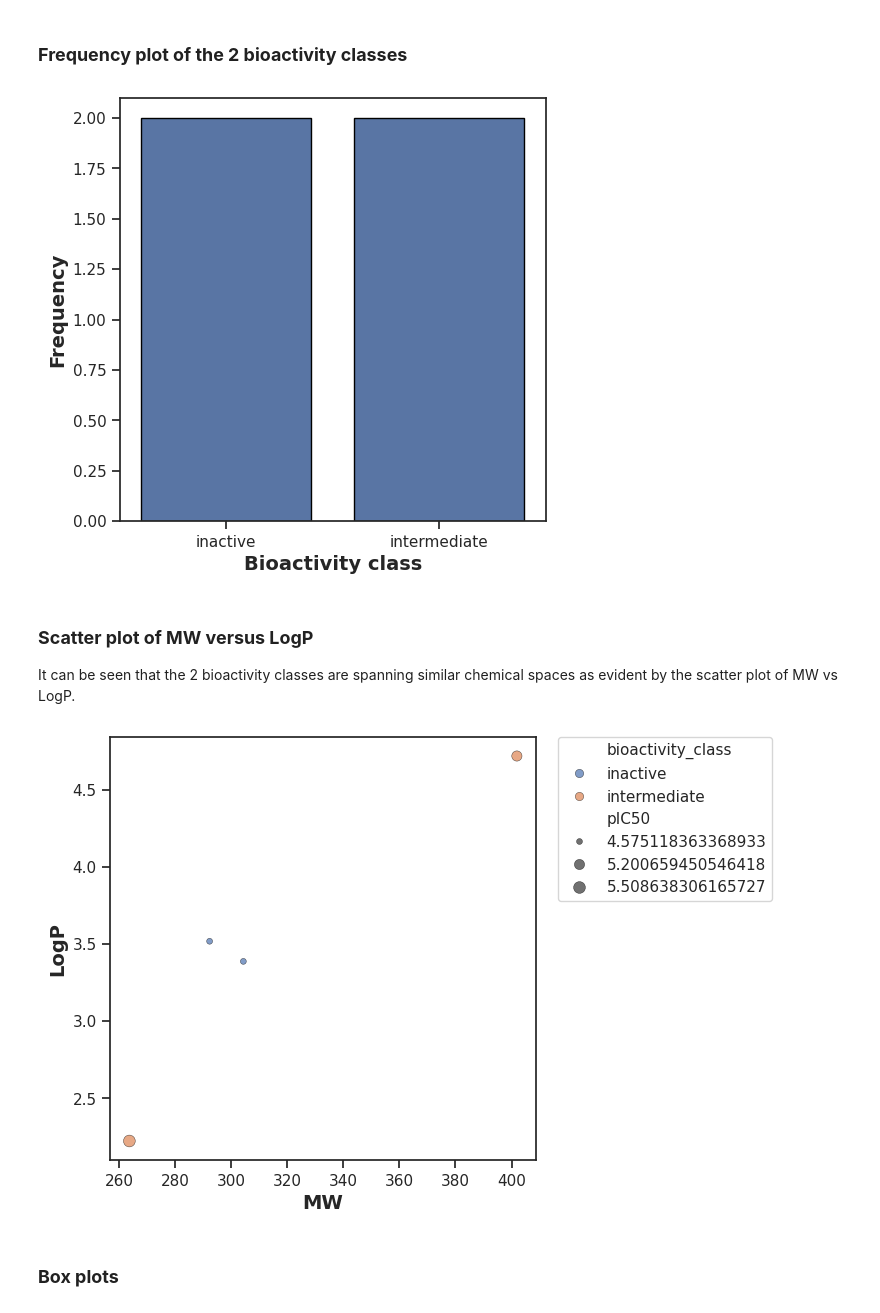
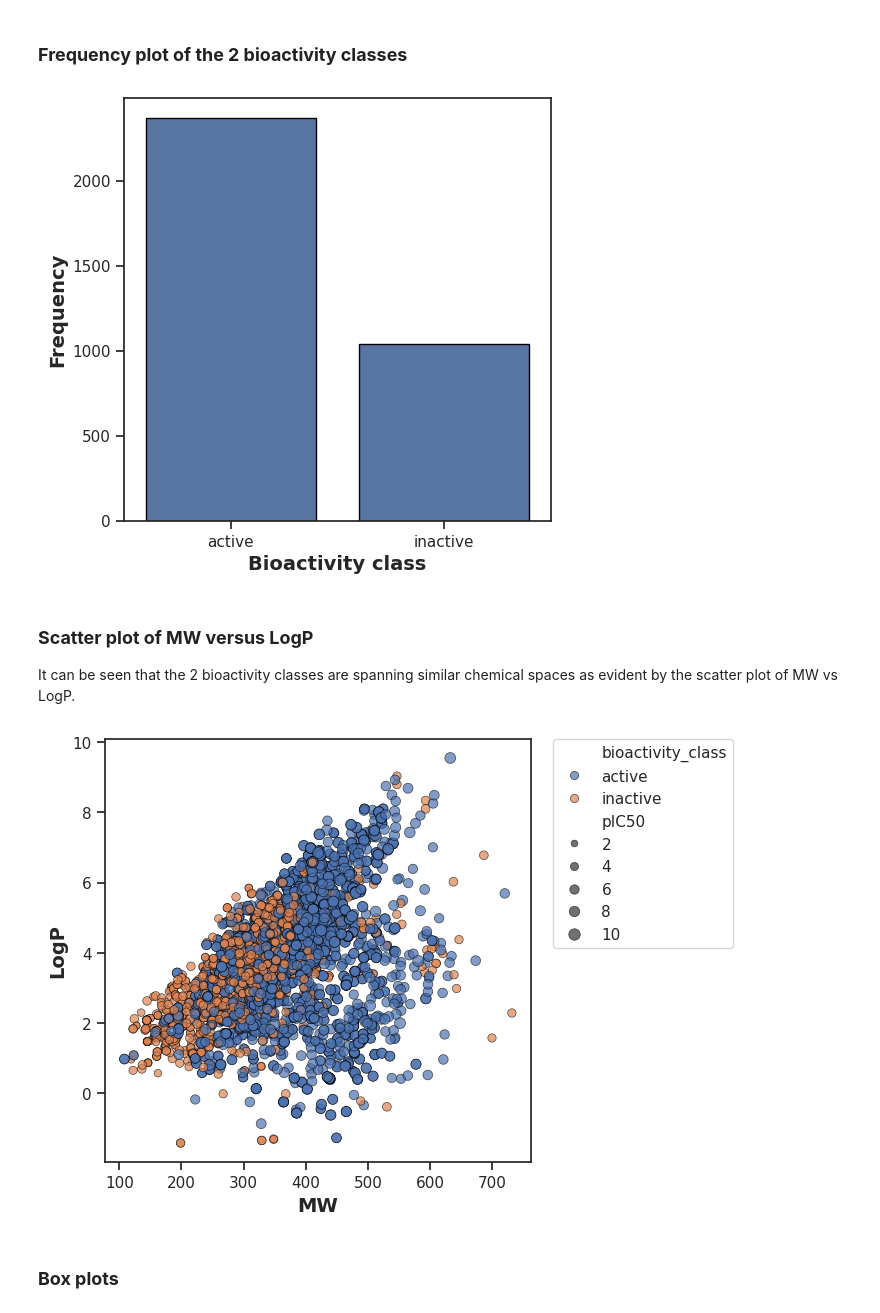
Before and after one commit to dikshasr25/Bioinformatics, a Jupyter notebook: python/CDD_ML_Part_2_Exploratory_Data_Analysis.ipynb, the cells around one changed output. Saved outputs shown, nothing was run; the diff lists cells and outputs as text; code cells hidden in the pictures.

```diff
--- a/python/CDD_ML_Part_2_Exploratory_Data_Analysis.ipynb
+++ b/python/CDD_ML_Part_2_Exploratory_Data_Analysis.ipynb
@@ -42,4 +40,4 @@ Executing transaction: \|/-\|/-\|/-\|/-\|/-\|/-\|/-\|/done
 # %%
 import pandas as pd
 # %%
-df = pd.read_csv('/bioactivity_preprocessed_data - bioactivity_preprocessed_data (1).csv')
+df = pd.read_csv('/content/drive/MyDrive/Colab Notebooks/dataido1/bioactivity_preprocessed_data.csv')
@@ -276,14 +304,14 @@ import matplotlib.pyplot as plt
 # %%
 plt.figure(figsize=(5.5, 5.5))
 
-sns.countplot(x='bioactivity_class', data=df_final, edgecolor='black')
+sns.countplot(x='bioactivity_class', data=df_2class, edgecolor='black')
 
 plt.xlabel('Bioactivity class', fontsize=14, fontweight='bold')
 plt.ylabel('Frequency', fontsize=14, fontweight='bold')
 
 plt.savefig('plot_bioactivity_class.pdf')
 # %% [output]
-[figure, old version]
+[figure, new version]
 # %% [markdown]
 ### **Scatter plot of MW versus LogP**
 
@@ -291,14 +319,14 @@ It can be seen that the 2 bioactivity classes are spanning similar chemical spac
 # %%
 plt.figure(figsize=(5.5, 5.5))
 
-sns.scatterplot(x='MW', y='LogP', data=df_final, hue='bioactivity_class', size='pIC50', edgecolor='black', alpha=0.7)
+sns.scatterplot(x='MW', y='LogP', data=df_2class, hue='bioactivity_class', size='pIC50', edgecolor='black', alpha=0.7)
 
 plt.xlabel('MW', fontsize=14, fontweight='bold')
 plt.ylabel('LogP', fontsize=14, fontweight='bold')
 plt.legend(bbox_to_anchor=(1.05, 1), loc=2, borderaxespad=0)
 plt.savefig('plot_MW_vs_LogP.pdf')
 # %% [output]
-[figure, old version]
+[figure, new version]
 # %% [markdown]
 ### **Box plots**
 # %% [markdown]
```
Also changed, not shown: parts of 26 cells of this notebook.
